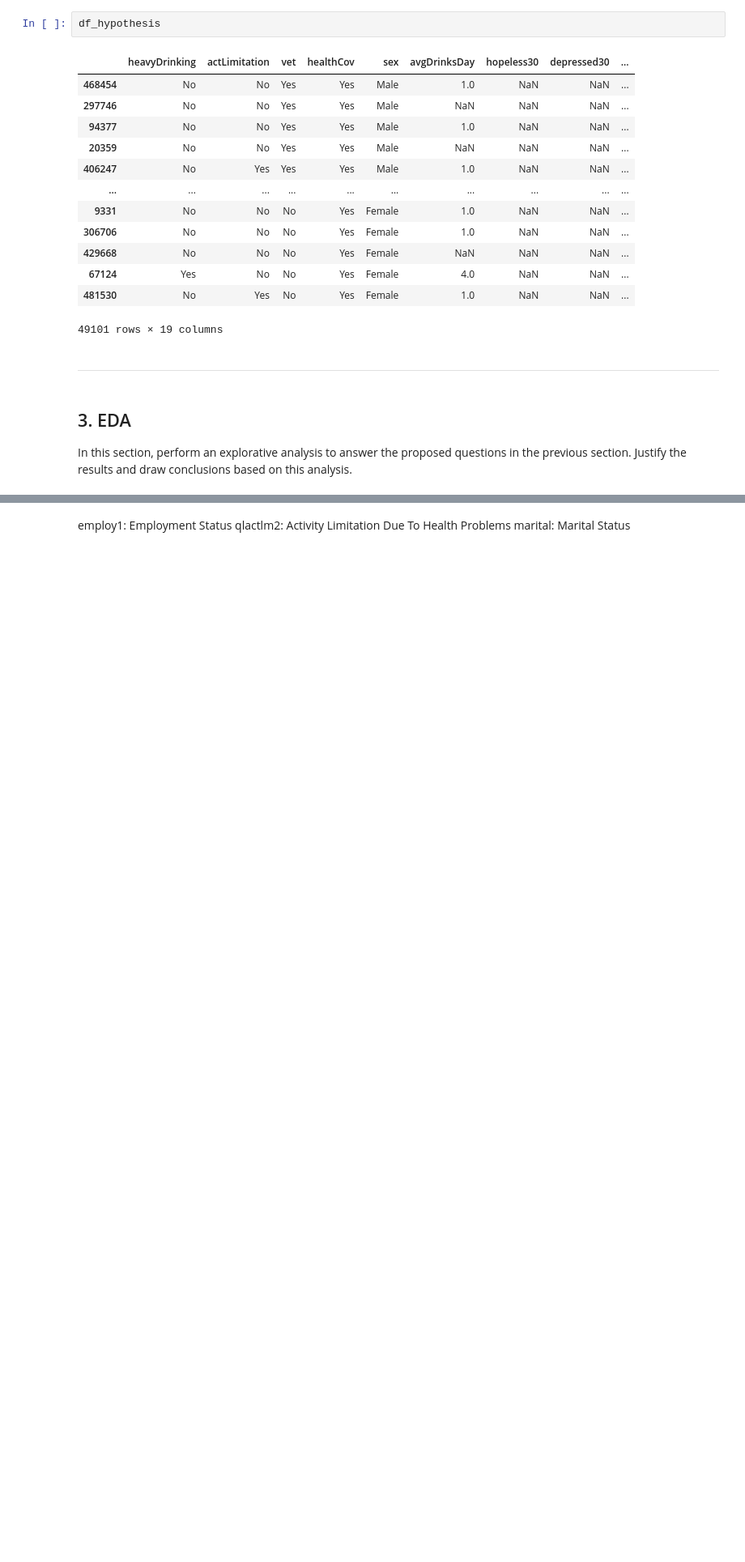
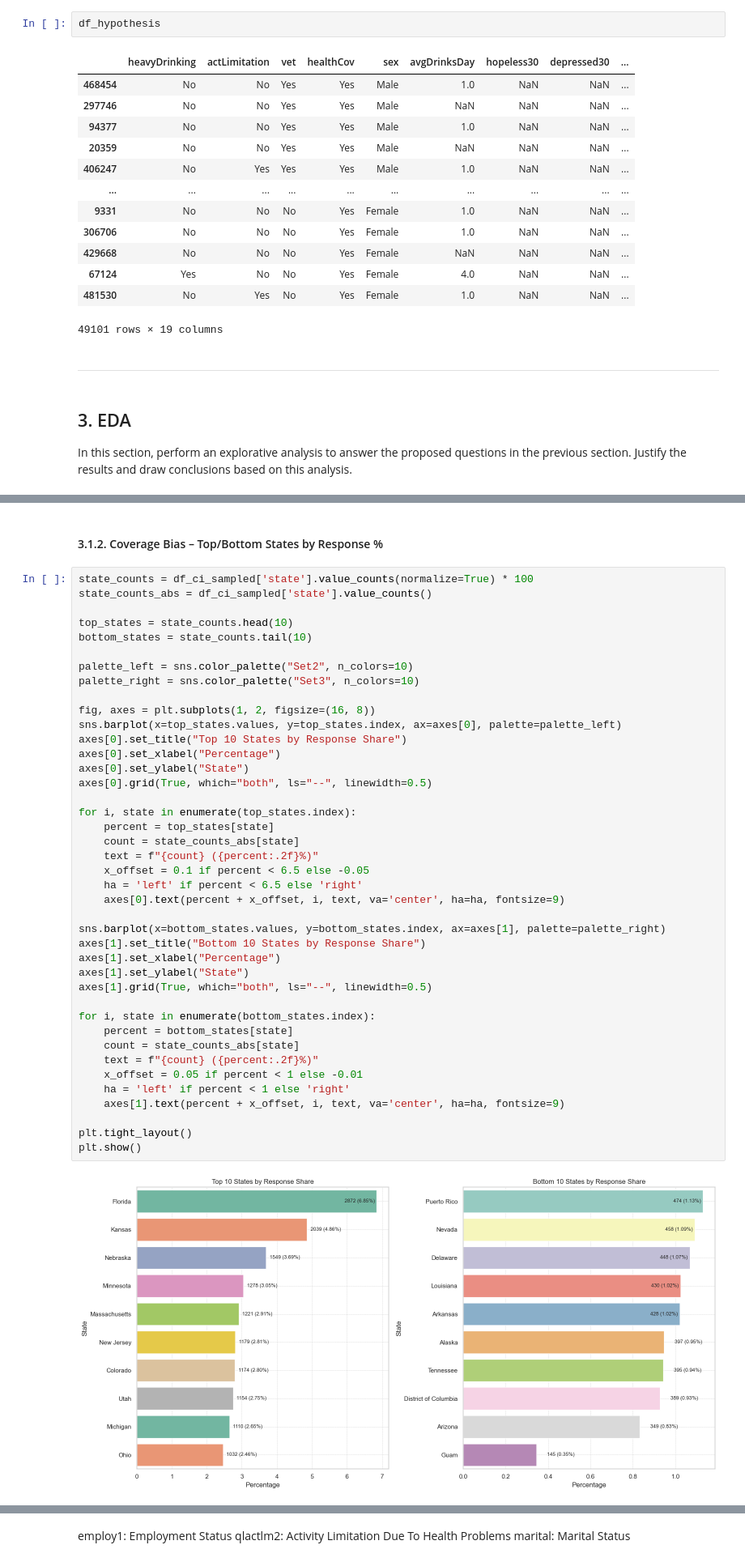
Before and after one commit to SergioCuencaNunez/isc-labs, a Jupyter notebook: project/project.ipynb, the cells around one changed output, grey strips where cells are left out. Shown at 81% size. Drawn from its saved outputs; the diff is of its cells as text; blank space fills up the shorter version.

```diff
--- a/project/project.ipynb
+++ b/project/project.ipynb
@@ -157,0 +298,45 @@ section. Justify the results and draw conclusions based on this analysis.
+# %% [markdown]
+#### 3.1.2. Coverage Bias – Top/Bottom States by Response %
+# %%
+state_counts = df_ci_sampled['state'].value_counts(normalize=True) * 100
+state_counts_abs = df_ci_sampled['state'].value_counts()
+
+top_states = state_counts.head(10)
+bottom_states = state_counts.tail(10)
+
+palette_left = sns.color_palette("Set2", n_colors=10)
+palette_right = sns.color_palette("Set3", n_colors=10)
+
+fig, axes = plt.subplots(1, 2, figsize=(16, 8))
+sns.barplot(x=top_states.values, y=top_states.index, ax=axes[0], palette=palette_left)
+axes[0].set_title("Top 10 States by Response Share")
+axes[0].set_xlabel("Percentage")
+axes[0].set_ylabel("State")
+axes[0].grid(True, which="both", ls="--", linewidth=0.5)
+
+for i, state in enumerate(top_states.index):
+    percent = top_states[state]
+    count = state_counts_abs[state]
+    text = f"{count} ({percent:.2f}%)"
+    x_offset = 0.1 if percent < 6.5 else -0.05
+    ha = 'left' if percent < 6.5 else 'right'
+    axes[0].text(percent + x_offset, i, text, va='center', ha=ha, fontsize=9)
+
+sns.barplot(x=bottom_states.values, y=bottom_states.index, ax=axes[1], palette=palette_right)
+axes[1].set_title("Bottom 10 States by Response Share")
+axes[1].set_xlabel("Percentage")
+axes[1].set_ylabel("State")
+axes[1].grid(True, which="both", ls="--", linewidth=0.5)
+
+for i, state in enumerate(bottom_states.index):
+    percent = bottom_states[state]
+    count = state_counts_abs[state]
+    text = f"{count} ({percent:.2f}%)"
+    x_offset = 0.05 if percent < 1 else -0.01
+    ha = 'left' if percent < 1 else 'right'
+    axes[1].text(percent + x_offset, i, text, va='center', ha=ha, fontsize=9)
+
+plt.tight_layout()
+plt.show()
+# %% [output]
+[figure, added]
```
Also changed, not shown: parts of 26 cells of this notebook.
